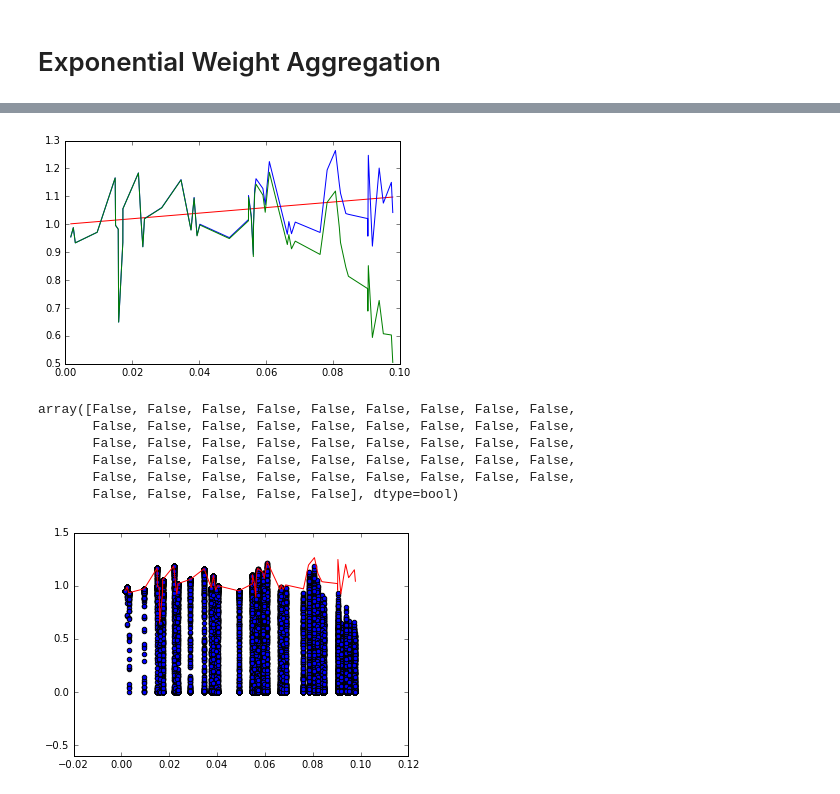
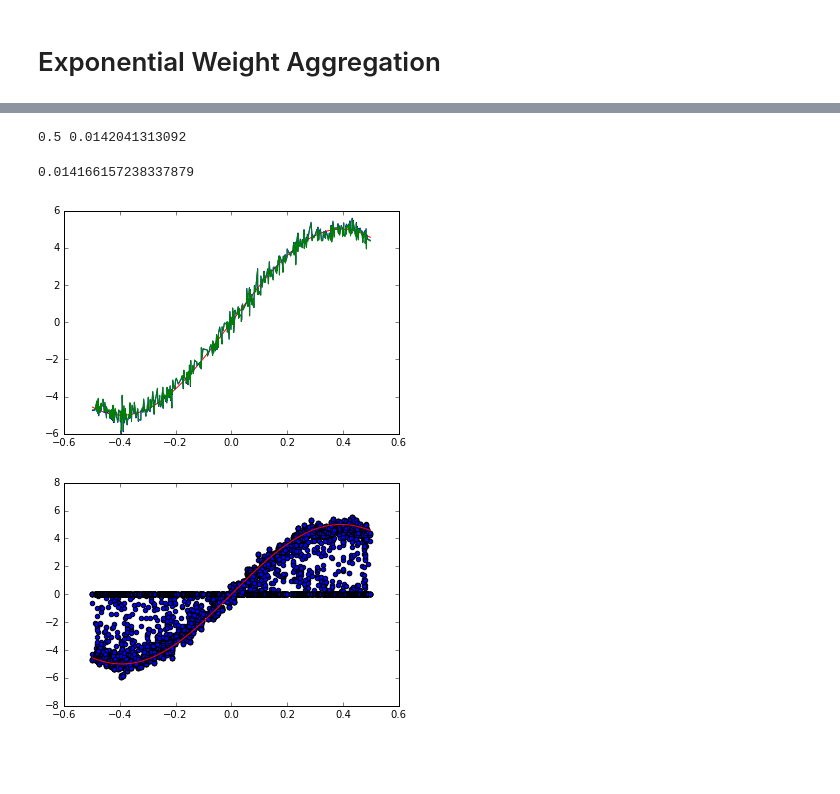
Before and after one commit to Symcies/aggregated_models, a Jupyter notebook: Untitled.ipynb, the cells around one changed output, grey strips where cells are left out. Drawn from its saved outputs; the diff is of its cells as text; code cells hidden in the pictures; blank space fills up the shorter version.

```diff
--- a/Untitled.ipynb
+++ b/Untitled.ipynb
@@ -111,8 +111,8 @@ def pinsker_filter(M, Y):
     A_lambda = []
     n = len(Y)
     for i in range(M):
-        w = np.random.uniform(1., n)
-        alpha = np.random.uniform(1., 10.)
+        w = np.random.uniform(450, n)
+        alpha = np.random.uniform(0.1, 2.)
         a = [np.max([0, (1-float(i**alpha)/w)]) for i in range(n)]
         A = np.diag(a)
         A_lambda.append(A)
@@ -166,6 +179,8 @@ def estimator(M, Y, X, family = 'ordered proj', kernel = 'ridge'):
         estimators, A_lambdas = pinsker_filter(M, Y)
     elif family == 'kernel ridge reg':
         estimators, A_lambdas = kernel_ridge_regression(M, Y, X, kernel = kernel)
+    elif family == 'special pinsker filter':
+        estimators, A_lambdas = special_pinsker_filter(M, Y)
     else:
         print 'The family should belong to "ordered proj", "block proj", "tikhonov filter", "pinsker filter", "kernel ridge reg'
         return 0
@@ -201,13 +216,13 @@ def EWA_convergence(n, r_hat, prior_distrib, estimators, temperature, max_iter =
     return f_EWA, f_mean, posterior_distrib
 # %%
 ### Initialisation ###
-M = 100000
+M = 10000
 prior_distrib = [1./M for i in range(M)]
-temperature = 0.5
+temperature = 10.
 
 ### Family of estimators ###
 #"ordered proj", "block proj", "tikhonov filter", "pinsker filter", "kernel ridge reg"#
-estimators, A_lambdas = estimator(M, Y, X, family = 'tikhonov filter', kernel = "ridge")
+estimators, A_lambdas = estimator(M, Y, X, family = 'special pinsker filter', kernel = "ridge")
 
 ### Unbiaised estimator of the quadratic risk of each estimator ###
 r_hat = quad_risk_estimator(Y, estimators, cov_matrix, A_lambdas, sigmas_square )
@@ -217,25 +244,45 @@ f_EWA, f_mean, posterior_distrib = EWA_convergence(n, r_hat, prior_distrib, esti
+# %%
+best_score = 10e8
+best_fEWA = 0
+temperatures = [.5]
+for temp in temperatures:
+    ### Initialisation ###
+    M = 2500
+    prior_distrib = [1./M for i in range(M)]
+
+    ### Family of estimators ###
+    #"ordered proj", "block proj", "tikhonov filter", "pinsker filter", "kernel ridge reg"#
+    estimators, A_lambdas = estimator(M, Y, X, family = 'pinsker filter', kernel = "ridge")
+
+    ### Unbiaised estimator of the quadratic risk of each estimator ###
+    r_hat = quad_risk_estimator(Y, estimators, cov_matrix, A_lambdas, sigmas_square )
+
+    ### FWA algorithm ###
+    f_EWA, f_mean, posterior_distrib = EWA_convergence(n, r_hat, prior_distrib, estimators, temp, max_iter = 1)
+
+    score = 1./n*np.linalg.norm(signal(X)-f_EWA)
+    if score < best_score:
+        best_score = score
+        best_fEWA = f_EWA
+        print temp, best_score
+# %% [output]
+0.5 0.0142041313092
+# %%
+1./n*np.linalg.norm(signal(X)-Y)
+# %% [output]
+0.014166157238337879
 # %%
-plt.plot(X, signal(X), color = 'r')
-plt.plot(X,Y, color = 'b')
-plt.plot(X,f_EWA, color = 'g')
+plt.plot(X[idx], signal(X)[idx], color = 'r')
+plt.plot(X[idx],Y[idx], color = 'b')
+plt.plot(X[idx],best_fEWA[idx], color = 'g')
 #plt.plot(X,f_mean, color = 'r')
 plt.show()
 # %% [output]
-[figure, old version]
+[figure, new version]
-# %%
-Y == f_EWA
-# %% [output]
-array([False, False, False, False, False, False, False, False, False,
-       False, False, False, False, False, False, False, False, False,
-       False, False, False, False, False, False, False, False, False,
-       False, False, False, False, False, False, False, False, False,
-       False, False, False, False, False, False, False, False, False,
-       False, False, False, False, False], dtype=bool)
 # %%
-plt.plot(X, Y, color = 'r')
-for f in estimators[:300]:
-    plt.scatter(X, f)
-    plt.ylim(-0.6, 1.5)
+plt.plot(X[idx], signal(X)[idx], color = 'r')
+for est in estimators[:15]:
+    plt.scatter(X[idx], est[idx])
 plt.show()
 # %% [output]
-[figure, old version]
+[figure, new version]
```
Also changed, not shown: parts of 15 cells of this notebook.
